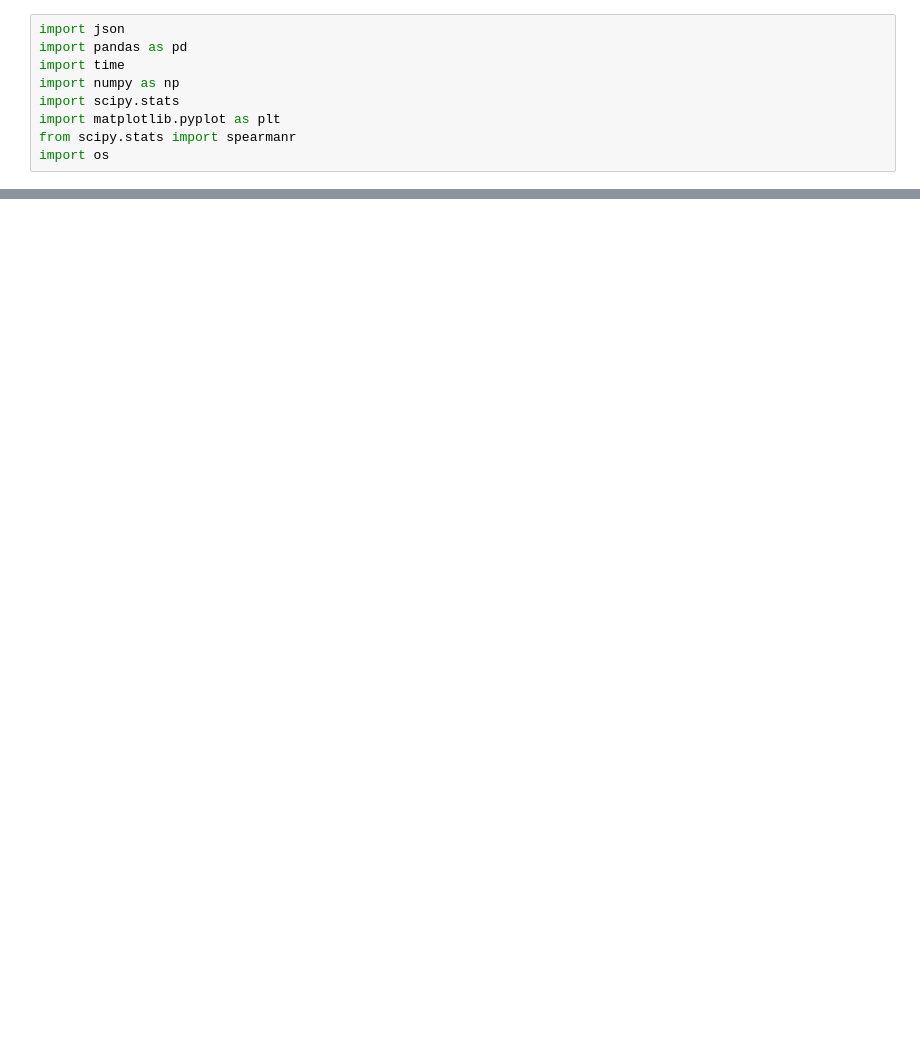
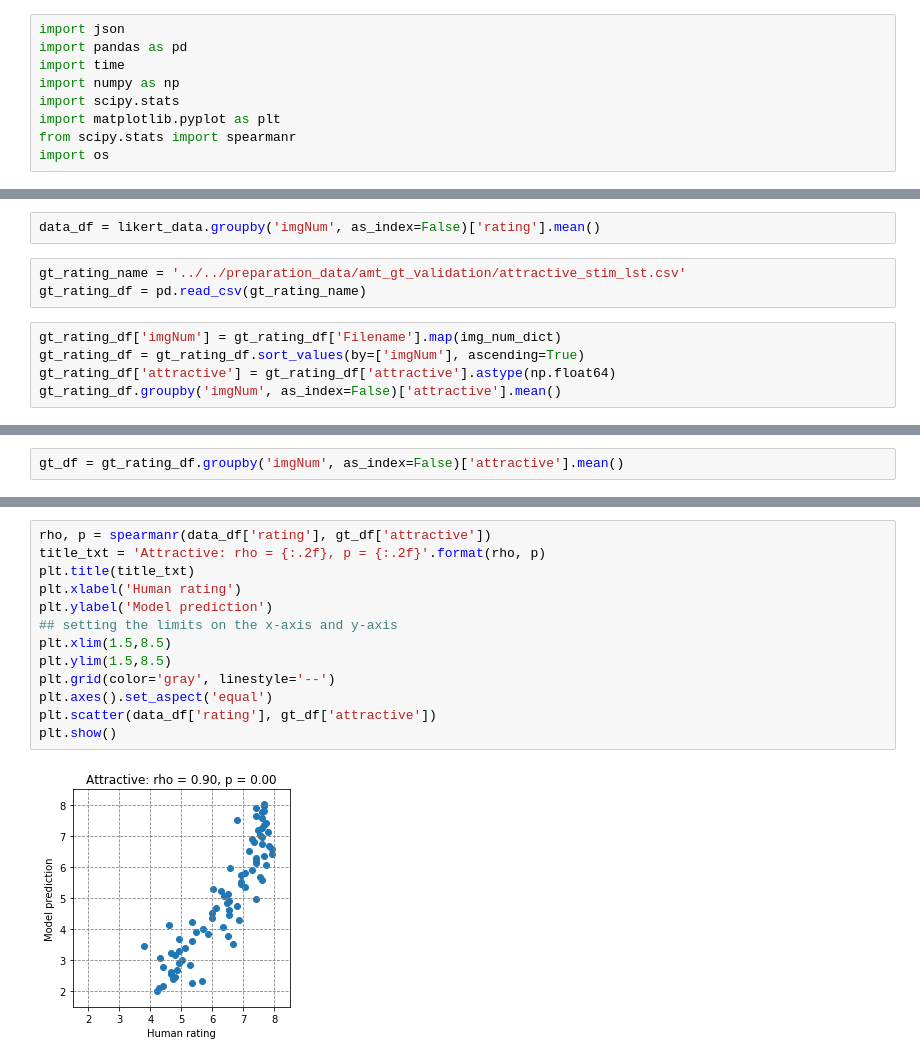
Before and after one commit to amandasongmm/economic_face_perception, a Jupyter notebook: data/amt_gt_data_process/myCanvas.ipynb, the cells around one changed output, grey strips where cells are left out. Cells and saved outputs as stored; diff of their text form; blank space fills up the shorter version.

```diff
--- a/data/amt_gt_data_process/myCanvas.ipynb
+++ b/data/amt_gt_data_process/myCanvas.ipynb
@@ -56,0 +80,10 @@ likert_data_df['subNum'] = likert_data_df['subId'].map(sub_num_dict)
+# %%
+data_df = likert_data.groupby('imgNum', as_index=False)['rating'].mean()
+# %%
+gt_rating_name = '../../preparation_data/amt_gt_validation/attractive_stim_lst.csv'
+gt_rating_df = pd.read_csv(gt_rating_name)
+# %%
+gt_rating_df['imgNum'] = gt_rating_df['Filename'].map(img_num_dict)
+gt_rating_df = gt_rating_df.sort_values(by=['imgNum'], ascending=True)
+gt_rating_df['attractive'] = gt_rating_df['attractive'].astype(np.float64)
+gt_rating_df.groupby('imgNum', as_index=False)['attractive'].mean()
@@ -56,0 +109,2 @@ likert_data_df['subNum'] = likert_data_df['subId'].map(sub_num_dict)
+# %%
+gt_df = gt_rating_df.groupby('imgNum', as_index=False)['attractive'].mean()
@@ -56,0 +129,15 @@ likert_data_df['subNum'] = likert_data_df['subId'].map(sub_num_dict)
+# %%
+rho, p = spearmanr(data_df['rating'], gt_df['attractive'])
+title_txt = 'Attractive: rho = {:.2f}, p = {:.2f}'.format(rho, p)
+plt.title(title_txt)
+plt.xlabel('Human rating')
+plt.ylabel('Model prediction')
+## setting the limits on the x-axis and y-axis
+plt.xlim(1.5,8.5)
+plt.ylim(1.5,8.5)
+plt.grid(color='gray', linestyle='--')
+plt.axes().set_aspect('equal')
+plt.scatter(data_df['rating'], gt_df['attractive'])
+plt.show()
+# %% [output]
+[figure, added]
```
Also changed, not shown: parts of 10 cells of this notebook, 20 other files.
